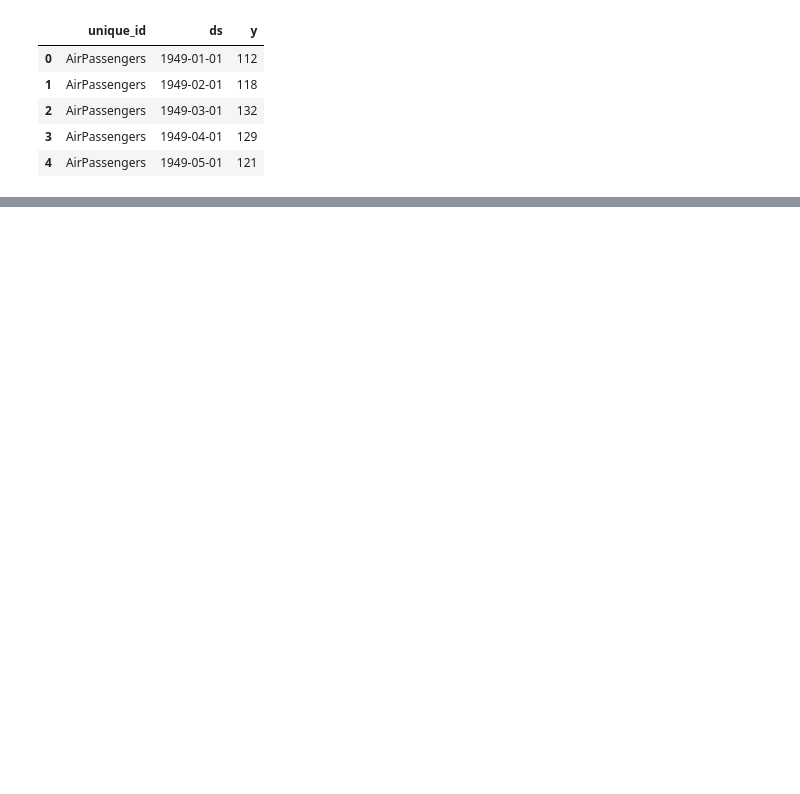
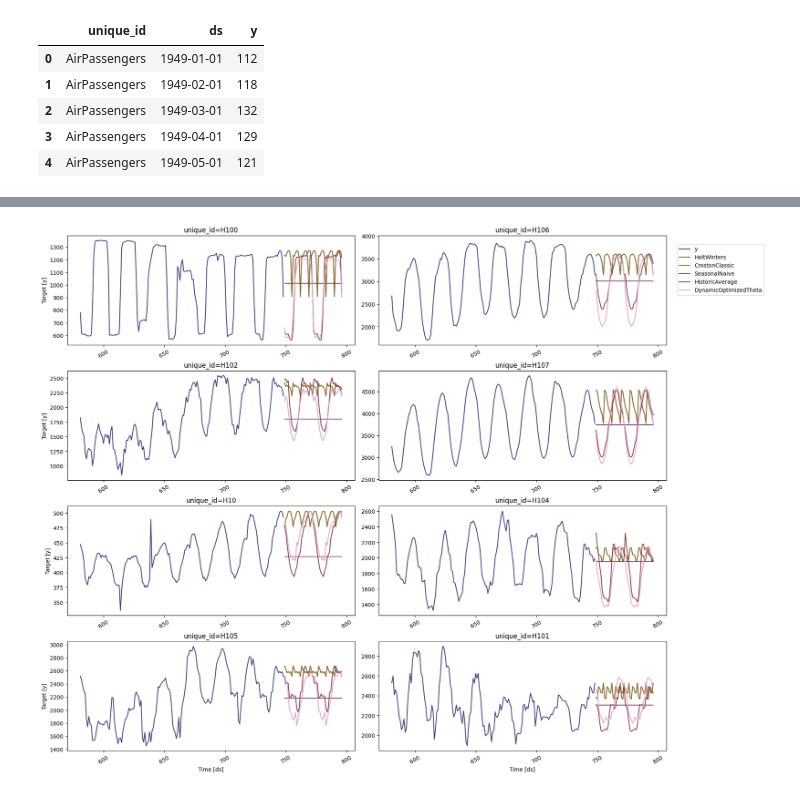
Before and after one commit to DavidGuzzi/TSA, a Jupyter notebook: Nixtla/SF.ipynb, the cells around one changed output, grey strips where cells are left out. Cells and saved outputs as stored; diff of their text form; code cells hidden in the pictures; blank space fills up the shorter version.

```diff
--- a/Nixtla/SF.ipynb
+++ b/Nixtla/SF.ipynb
@@ -11,0 +102,29 @@ df.head()
+# %%
+from statsforecast import StatsForecast
+from statsforecast.models import (
+    HoltWinters,
+    CrostonClassic as Croston,
+    HistoricAverage,
+    DynamicOptimizedTheta as DOT,
+    SeasonalNaive
+)
+
+# Create a list of models and instantiation parameters
+models = [
+    HoltWinters(),
+    Croston(),
+    SeasonalNaive(season_length=24),
+    HistoricAverage(),
+    DOT(season_length=24)
+]
+
+# Instantiate StatsForecast class as sf
+sf = StatsForecast(
+    models=models,
+    freq=1,
+    fallback_model = SeasonalNaive(season_length=7),
+    n_jobs=-1,
+)
+# %%
+forecasts_df = sf.forecast(df=Y_df, h=48, level=[90])
+forecasts_df.head()
@@ -11,0 +139,4 @@ df.head()
+# %%
+sf.plot(Y_df,forecasts_df)
+# %% [output]
+[figure, added]
```
Also changed, not shown: parts of 9 cells of this notebook.
